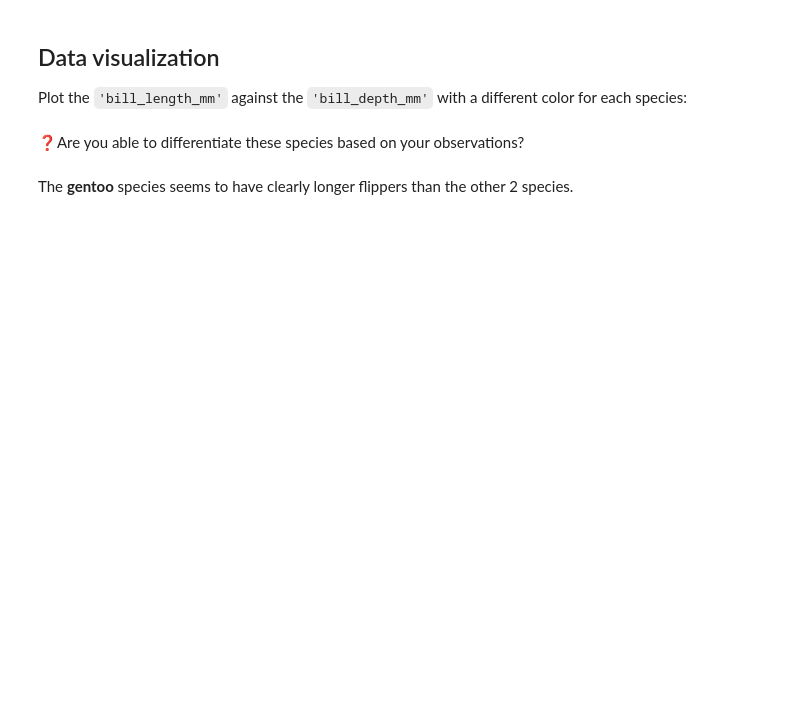
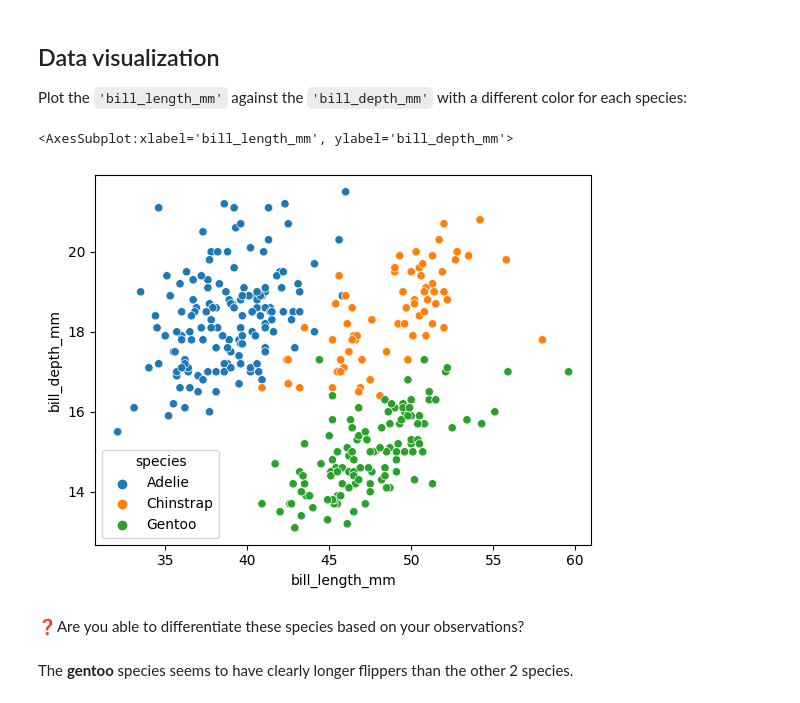
Before and after one commit to tanushrin/data-the_botanist, a Jupyter notebook: Recap.ipynb, the cells around one changed output. Cells and saved outputs as stored; diff of their text form; code cells hidden in the pictures; blank space fills up the shorter version.

```diff
--- a/Recap.ipynb
+++ b/Recap.ipynb
@@ -20,0 +19,8 @@ Let's load the seaborn's [Penguins dataset](https://github.com/mwaskom/seaborn-d
+# %%
+# YOUR CODE HERE
+import seaborn as sns
+import pandas as pd
+
+penguin_df = sns.load_dataset('penguins')
+penguin_df.dropna(inplace=True)
+penguin_df.head()
@@ -41,3 +75,9 @@ Plot the `'bill_length_mm'` against the `'bill_depth_mm'` with a different color
+# %%
+# YOUR CODE HERE
+sns.scatterplot(data=penguin_df, x='bill_length_mm', y='bill_depth_mm', hue='species')
+# %% [output]
+<AxesSubplot:xlabel='bill_length_mm', ylabel='bill_depth_mm'>
+[figure, added]
 # %% [markdown]
 ❓Are you able to differentiate these species based on your observations?
 # %% [markdown]
```
Also changed, not shown: parts of 13 cells of this notebook.
